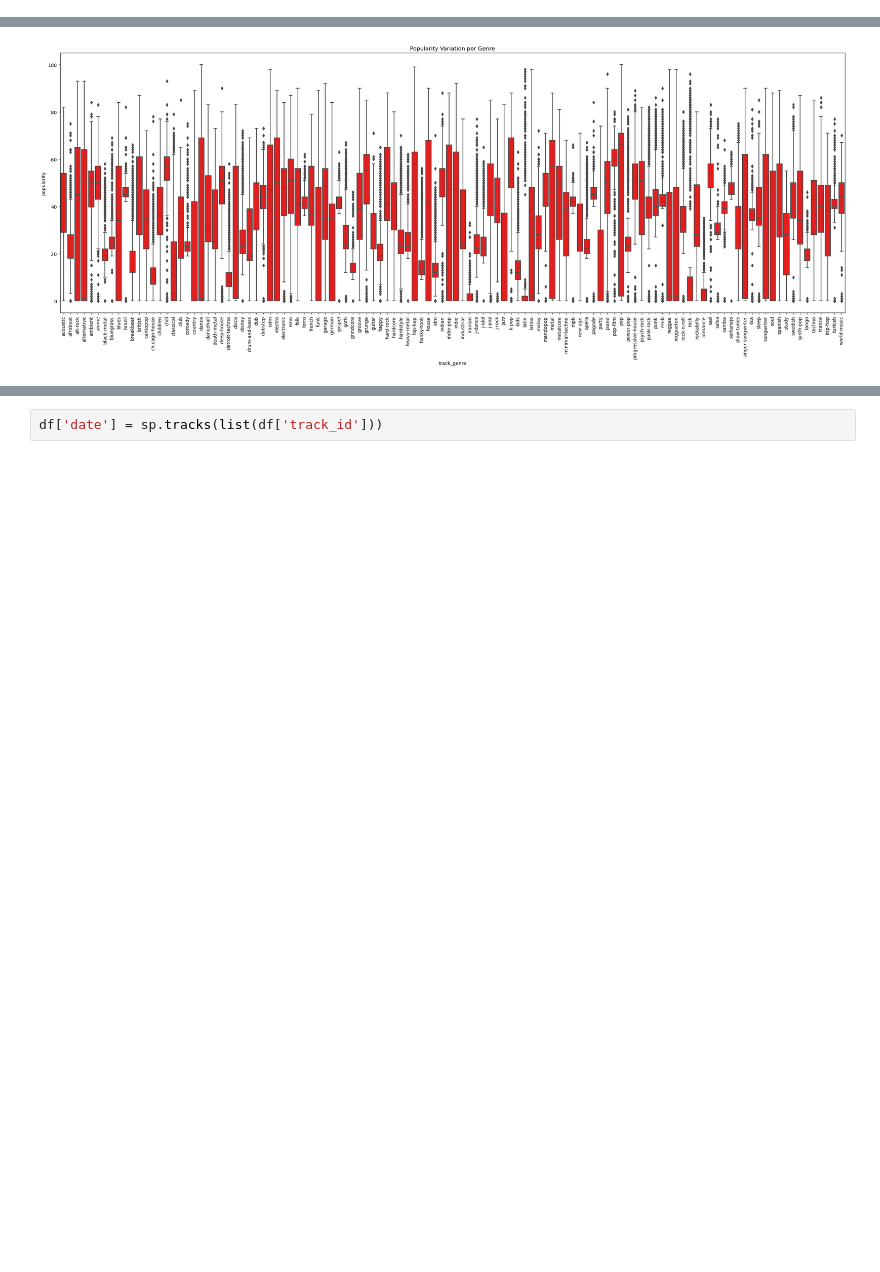
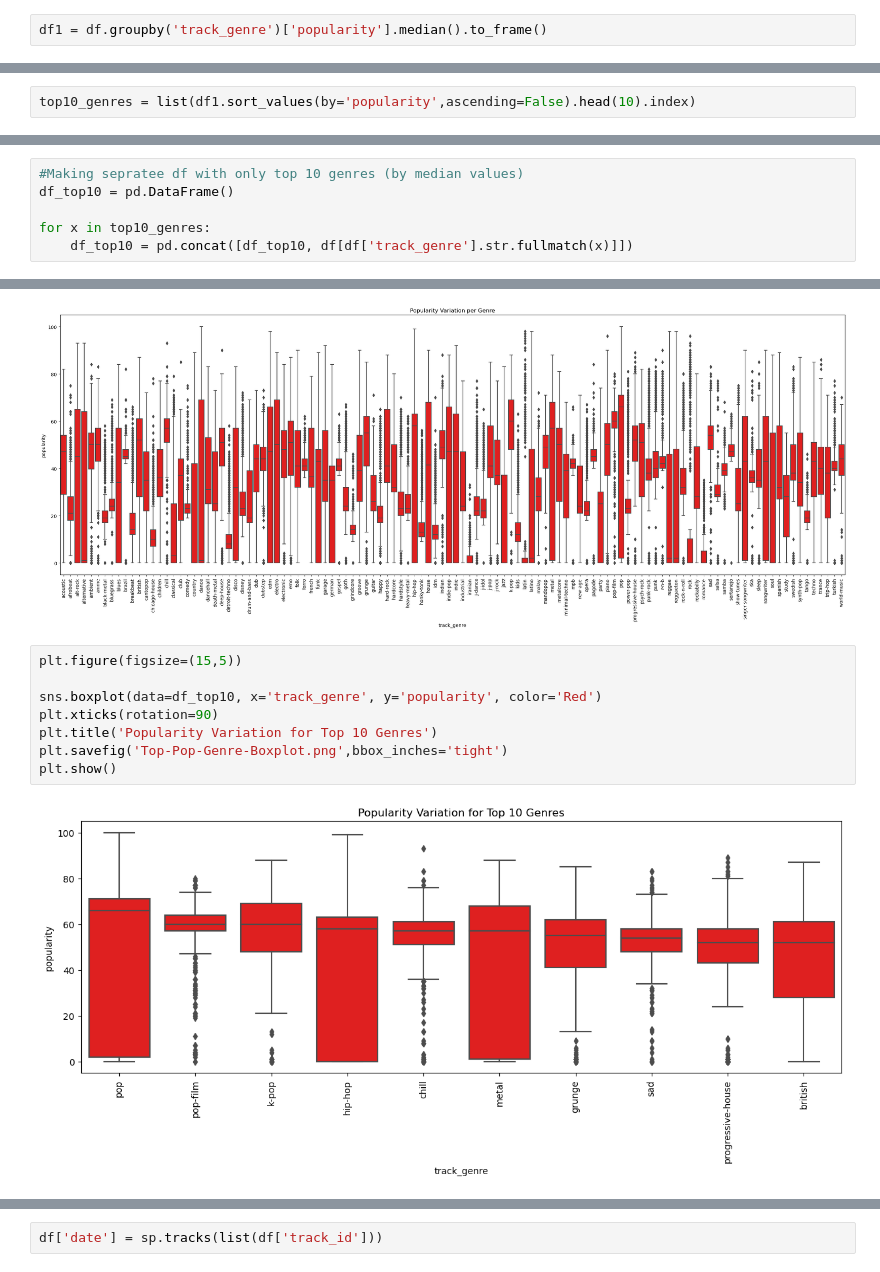
Before and after one commit to ounnuqul/Spotify_Popularity_Prediction_Model_Capstone_Project, a Jupyter notebook: Getting_release_dates.ipynb, the cells around one changed output, grey strips where cells are left out. Cells and saved outputs as stored; diff of their text form; blank space fills up the shorter version.

Commit message:
Made the boxplot figures

```diff
--- a/Getting_release_dates.ipynb
+++ b/Getting_release_dates.ipynb
@@ -31,2 +32,4 @@ df.head()
 # %%
 df.drop(columns='Unnamed: 0',inplace=True)
+# %%
+df1 = df.groupby('track_genre')['popularity'].median().to_frame()
@@ -32,0 +42,2 @@ df.drop(columns='Unnamed: 0',inplace=True)
+# %%
+top10_genres = list(df1.sort_values(by='popularity',ascending=False).head(10).index)
@@ -32,0 +46,6 @@ df.drop(columns='Unnamed: 0',inplace=True)
+# %%
+#Making sepratee df with only top 10 genres (by median values)
+df_top10 = pd.DataFrame()
+
+for x in top10_genres:
+    df_top10 = pd.concat([df_top10, df[df['track_genre'].str.fullmatch(x)]])
@@ -40,3 +80,13 @@ plt.savefig('Pop-Genre-Boxplot.png',bbox_inches='tight')
 plt.show()
 # %% [output]
 [figure]
+# %%
+plt.figure(figsize=(15,5))
+
+sns.boxplot(data=df_top10, x='track_genre', y='popularity', color='Red')
+plt.xticks(rotation=90)
+plt.title('Popularity Variation for Top 10 Genres')
+plt.savefig('Top-Pop-Genre-Boxplot.png',bbox_inches='tight')
+plt.show()
+# %% [output]
+[figure, added]
```
Also changed, not shown: parts of 6 cells of this notebook, 2 other files.
